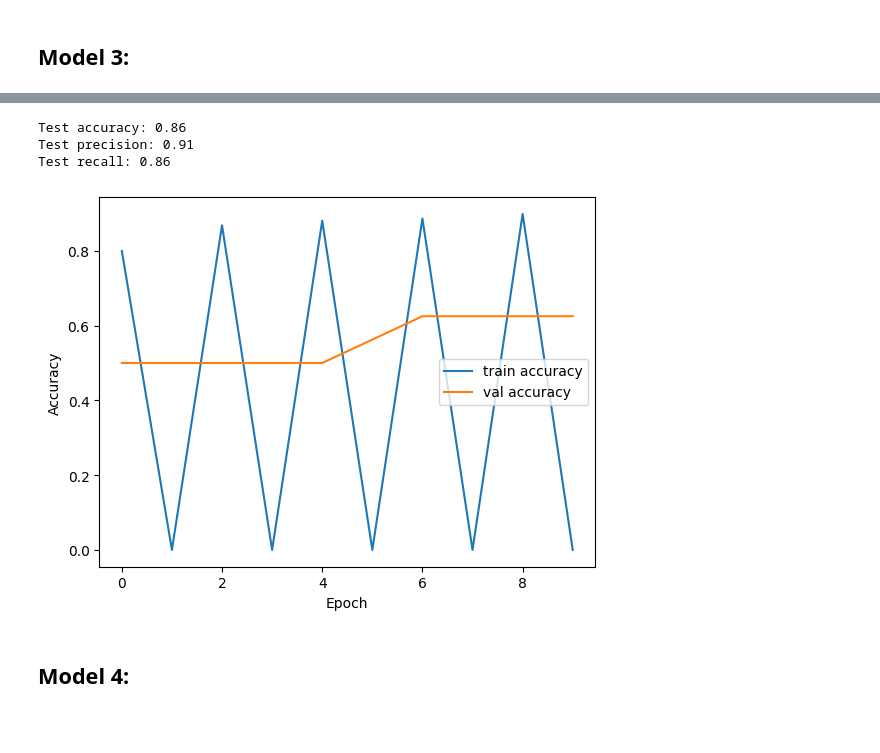
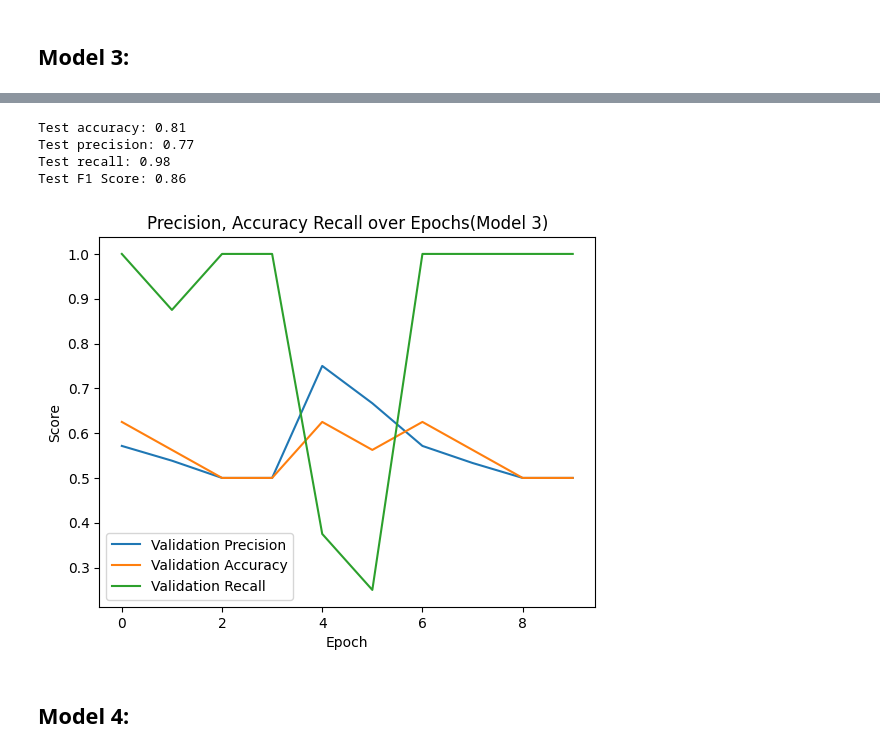
Before and after one commit to aramirezfr/Aircraft-Acquisition-Proposal, a Jupyter notebook: CNN_Pneumonia_Classifier.ipynb, the cells around one changed output, grey strips where cells are left out. Cells and saved outputs as stored; diff of their text form; code cells hidden in the pictures; blank space fills up the shorter version.

Commit message:
Added f-1 scores

```diff
--- a/CNN_Pneumonia_Classifier.ipynb
+++ b/CNN_Pneumonia_Classifier.ipynb
@@ -700,7 +739,7 @@ Model: "sequential_8"
 test3_history = test3_model.fit(train_set,
                                  steps_per_epoch=steps_per_epoch,
                                  epochs=10,
-                                 #callbacks=early_stopping,
+                                 callbacks=early_stopping,
                                  validation_data=val_set,
                                  shuffle=False)
 # %% [output]
@@ -735,23 +774,36 @@ Evaluation results: [0.4531348645687103, 0.8605769276618958, 0.9105691313743591,
 #unpack and print the metrics obtained from model 3
 test3_loss, test3_accuracy, test3_precision, test3_recall = test3_results
 
+# Calculate the F1 score
+if test3_precision + test3_recall > 0:
+    test3_f1_score = 2 * (test3_precision * test3_recall) / (test3_precision + test3_recall)
+else:
+    test3_f1_score = 0  # Handle the case where both precision and recall are zero to avoid division by zero
+
+
 print(f"Test accuracy: {test3_accuracy:.2f}")
 print(f"Test precision: {test3_precision:.2f}")
 print(f"Test recall: {test3_recall:.2f}")
+print(f"Test F1 Score: {test3_f1_score:.2f}")
 # %% [output]
-Test accuracy: 0.86
-Test precision: 0.91
-Test recall: 0.86
+Test accuracy: 0.81
+Test precision: 0.77
+Test recall: 0.98
+Test F1 Score: 0.86
 # %%
-#plot the training history
-plt.plot(test3_history.history['accuracy'], label='train accuracy')
-plt.plot(test3_history.history['val_accuracy'], label='val accuracy')
+#plot precision and recall
+#validation model's performance on unseen data
+plt.plot(test3_history.history['val_precision'], label='Validation Precision')
+plt.plot(test3_history.history['val_accuracy'], label='Validation Accuracy')
+plt.plot(test3_history.history['val_recall'], label='Validation Recall')
+
 plt.xlabel('Epoch')
-plt.ylabel('Accuracy')
+plt.ylabel('Score')
+plt.title('Precision, Accuracy Recall over Epochs(Model 3)')
 plt.legend()
 plt.show()
 # %% [output]
-[figure, old version]
+[figure, new version]
 # %% [markdown]
 ## Model 4:
 # %%
```
Also changed, not shown: parts of 16 cells of this notebook.
